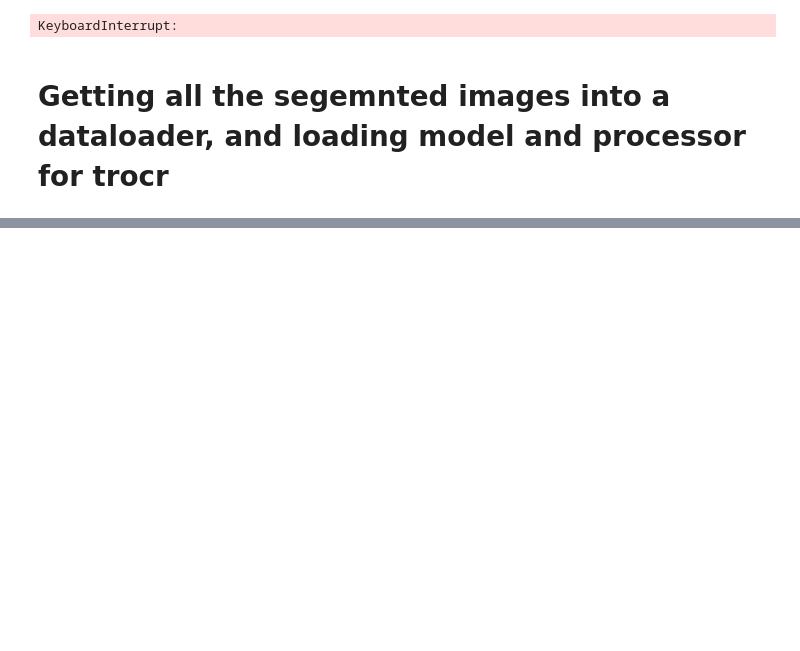
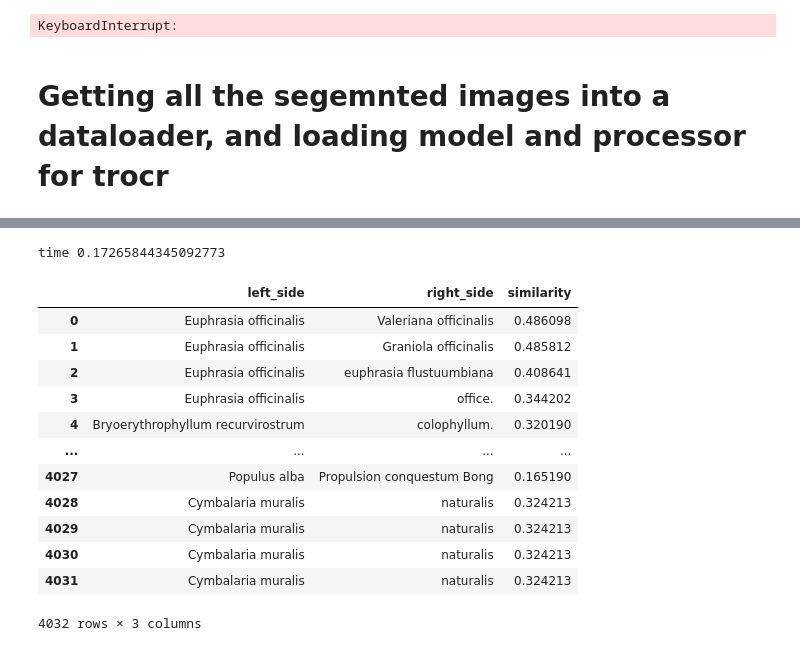
Before and after one commit to BU-Spark/ml-herbarium, a Jupyter notebook: Tr_OCR/Testing_Tr-OCR.ipynb, the cells around one changed output, grey strips where cells are left out. Drawn from its saved outputs; the diff is of its cells as text; code cells hidden in the pictures; blank space fills up the shorter version.

```diff
--- a/Tr_OCR/Testing_Tr-OCR.ipynb
+++ b/Tr_OCR/Testing_Tr-OCR.ipynb
@@ -43,7 +43,7 @@ if COLAB:
     output_dir_craft = '/content/gdrive/MyDrive/craft/'
 else:
     workdir = '/projectnb/sparkgrp/ml-herbarium-grp/ml-herbarium-data/scraped-data/drago_testdata' # update this to the desired directory on scc
-    output_dir_craft = '//usr4/dl523/dong760/CS549_Herbarium_Project/ml-herbarium/Tr_OCR/result_craft'
+    output_dir_craft = '/usr4/dl523/dong760/CS549_Herbarium_Project/ml-herbarium/Tr_OCR/result_craft'
 # %%
 # initialize the CRAFT model
 craft = Craft(output_dir = output_dir_craft,export_extra = False, text_threshold = .8,link_threshold = .6, crop_type="poly",low_text = .5,cuda = True)
@@ -175,3 +176,9 @@ labels = list(a['Labels'])
+# %%
+pickle_name = 'results7.pkl'
+a = load_pickle('/usr4/dl523/dong760/CS549_Herbarium_Project/ml-herbarium/Tr_OCR/' + pickle_name)
+# '/usr4/dl523/dong760/CS549_Herbarium_Project/ml-herbarium/Tr_OCR/result_craft'
+results =pd.Series(a.Results)
+labels = list(a['Labels'])
 # %%
 # String matching installs
 # !pip install --force-reinstall numpy==1.18.5 # need this to work the string grouper
@@ -190,13 +197,29 @@ taxon = pd.read_csv(taxon_file, delimiter = "\t", names=["Taxon"]).squeeze()
 geography = pd.read_csv(geography_file, delimiter = "\t", names=["Geography"]).squeeze()
 collector = pd.read_csv(collector_file, delimiter = "\t", names=["Collector"]).squeeze()
 # %%
-
+import time
 # String matching
 minimum_similarity = .1
 results_series = pd.Series(results)
 taxon = pd.read_csv(taxon_file, delimiter = "\t", names=["Taxon"]).squeeze()
 
 start = time.time()
-matches = match_strings(taxon,results_series,n_blocks = 'guess',min_similarity = minimum_similarity,max_n_matches = 4)
+matches = match_strings(taxon, results_series, min_similarity = minimum_similarity, max_n_matches = 4)
 end = time.time()
 print('time',end-start)
+matches
+# %% [output]
+time 0.17265844345092773
+|  | left_side | right_side | similarity |
+| 0 | Euphrasia officinalis | Valeriana officinalis | 0.486098 |
+| 1 | Euphrasia officinalis | Graniola officinalis | 0.485812 |
+| 2 | Euphrasia officinalis | euphrasia flustuumbiana | 0.408641 |
+| 3 | Euphrasia officinalis | office. | 0.344202 |
+| 4 | Bryoerythrophyllum recurvirostrum | colophyllum. | 0.320190 |
+| ... | ... | ... | ... |
+| 4027 | Populus alba | Propulsion conquestum Bong | 0.165190 |
+| 4028 | Cymbalaria muralis | naturalis | 0.324213 |
+| 4029 | Cymbalaria muralis | naturalis | 0.324213 |
+| 4030 | Cymbalaria muralis | naturalis | 0.324213 |
+| 4031 | Cymbalaria muralis | naturalis | 0.324213 |
+4032 rows × 3 columns
```
Also changed, not shown: parts of 14 cells of this notebook, 1 other file.
